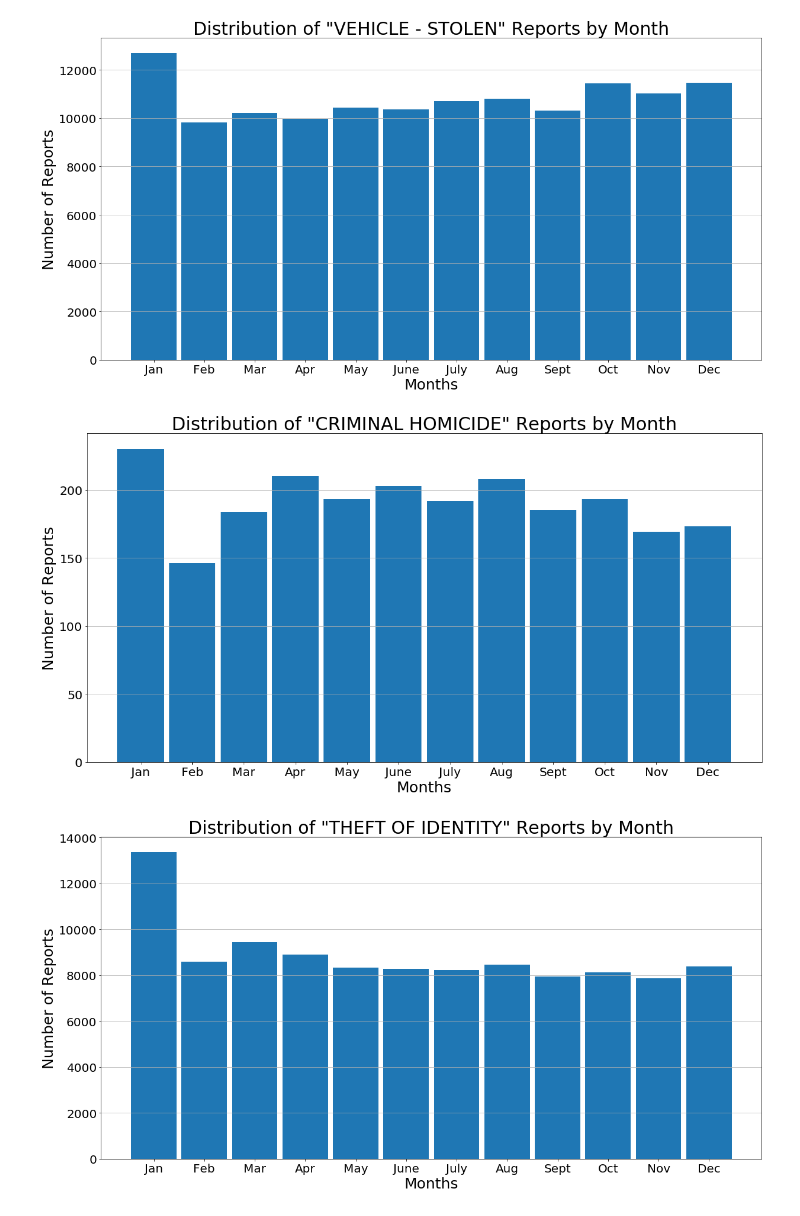
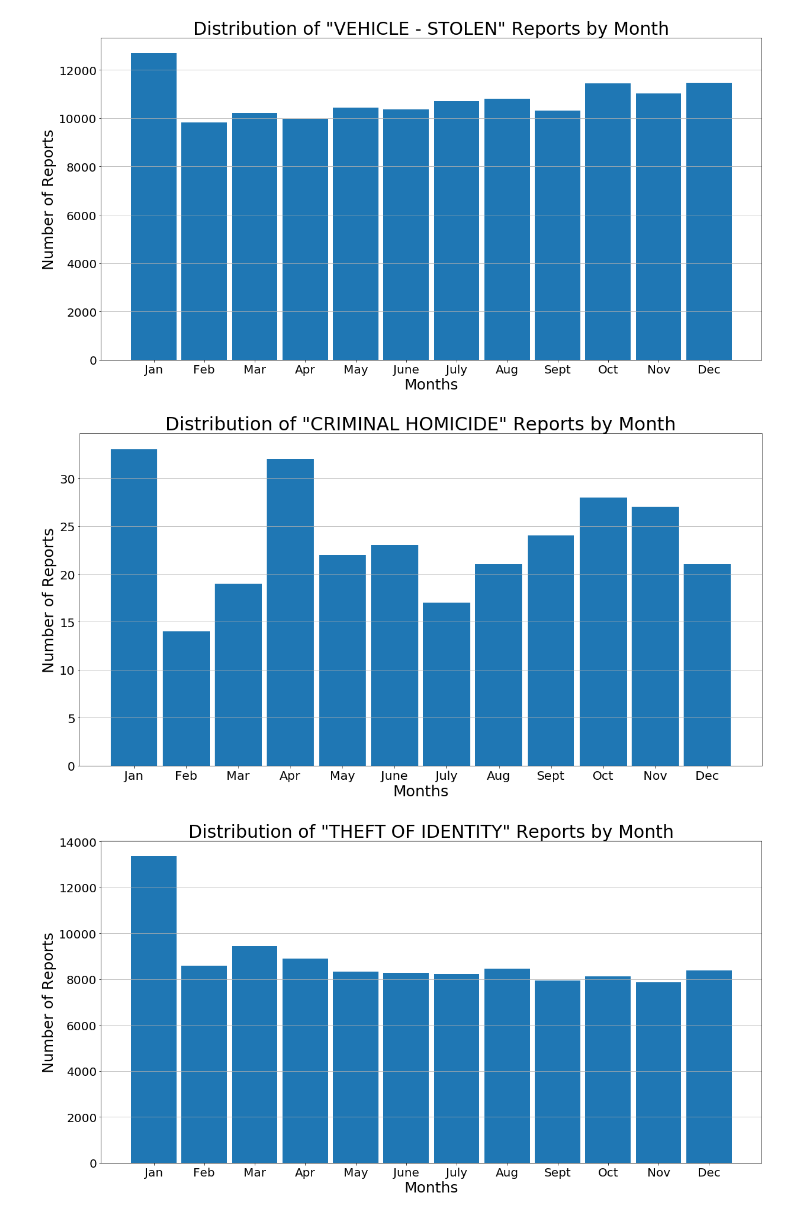
Before and after one commit to MaxwellWilliams/defogger, a Jupyter notebook: general_analysis.ipynb, the cells around one changed output. Drawn from its saved outputs; the diff is of its cells as text; code cells hidden in the pictures.

Commit message:
Added year, month, and day parameters to crime_time_distribution, and documentation

```diff
--- a/general_analysis.ipynb
+++ b/general_analysis.ipynb
@@ -101,7 +101,18 @@ plt.show()
 # %% [markdown]
 ## Time Distribution Functions
 # %%
-def crime_time_distribution(time_distribution, crime_code=''):
+def crime_time_distribution(time_distribution, crime_code=None, year=None, month=None, day=None):
+    """
+    Creates a time distribution based on the time_distribution parameter.
+    Output is passed to bar_graph which graphs the distribution calculated.
+
+    Parameters:
+    time_distribution = String: 'day', 'month', or 'year'
+    crime_code = Integer: crime code
+    year = Integer: year number
+    month = Integer: 0-11 representing Janurary - December
+    day = Integer: 0-6 representing Monday - Sunday
+    """
     if not (time_distribution == 'day' or time_distribution == 'month' or time_distribution == 'year'):
         raise ValueError('time_distribution must have the value "day", "month", or "year".')
 
@@ -117,19 +128,23 @@ def crime_time_distribution(time_distribution, crime_code=''):
     distribution_data = {}
 
     for date in crime_data['date_occ']:
-        time_value = datetime.strptime(date, '%Y-%m-%dT%H:%M:%S.%f')
+        time = datetime.strptime(date, '%Y-%m-%dT%H:%M:%S.%f')
+        time_value = None
 
         if time_distribution == 'day':
-            time_value = int(time_value.weekday())
+            time_value = int(time.weekday())
         elif time_distribution == 'month':
-            time_value = int(time_value.month)
+            time_value = int(time.month)
         elif time_distribution == 'year':
-            time_value = int(time_value.year)
+            time_value = int(time.year)
 
-        if time_value in distribution_data.keys():
-            distribution_data[time_value] += 1
-        else:
-            distribution_data[time_value] = 1
+
+
+        if (not year or time.year == year) and (not month or time.month == month) and (not day or time.day == day):
+            if time_value in distribution_data.keys():
+                distribution_data[time_value] += 1
+            else:
+                distribution_data[time_value] = 1
 
     # Sort results dictionary based on keys
     sorted_values = [distribution_data[key] for key in sorted(distribution_data)]
@@ -195,9 +214,9 @@ crime_time_distribution('month', 510)
 # %% [output]
 [figure]
 # %%
-crime_time_distribution('month', 110)
+crime_time_distribution('month', 110, year=2017)
 # %% [output]
-[figure, old version]
+[figure, new version]
 # %%
 crime_time_distribution('month', 354)
 # %% [output]
```
Also changed, not shown: parts of 6 cells of this notebook.
